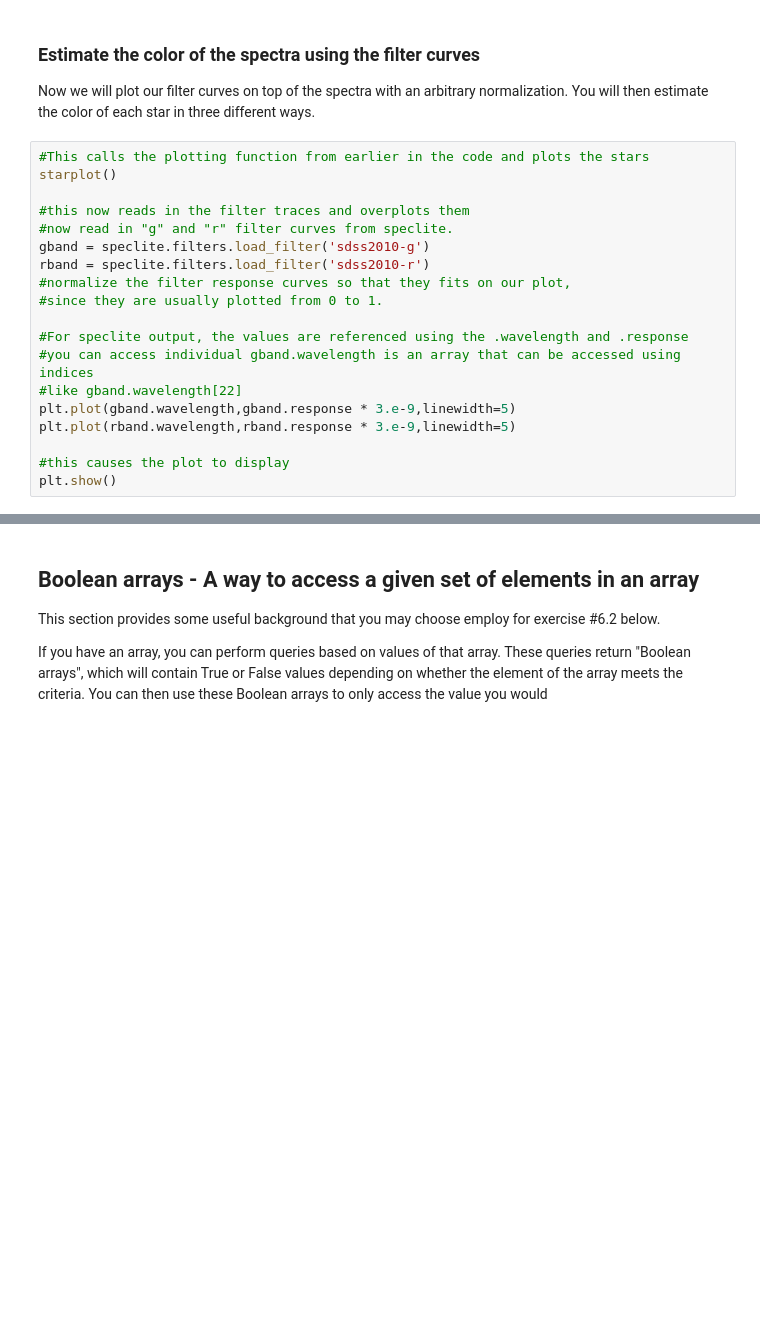
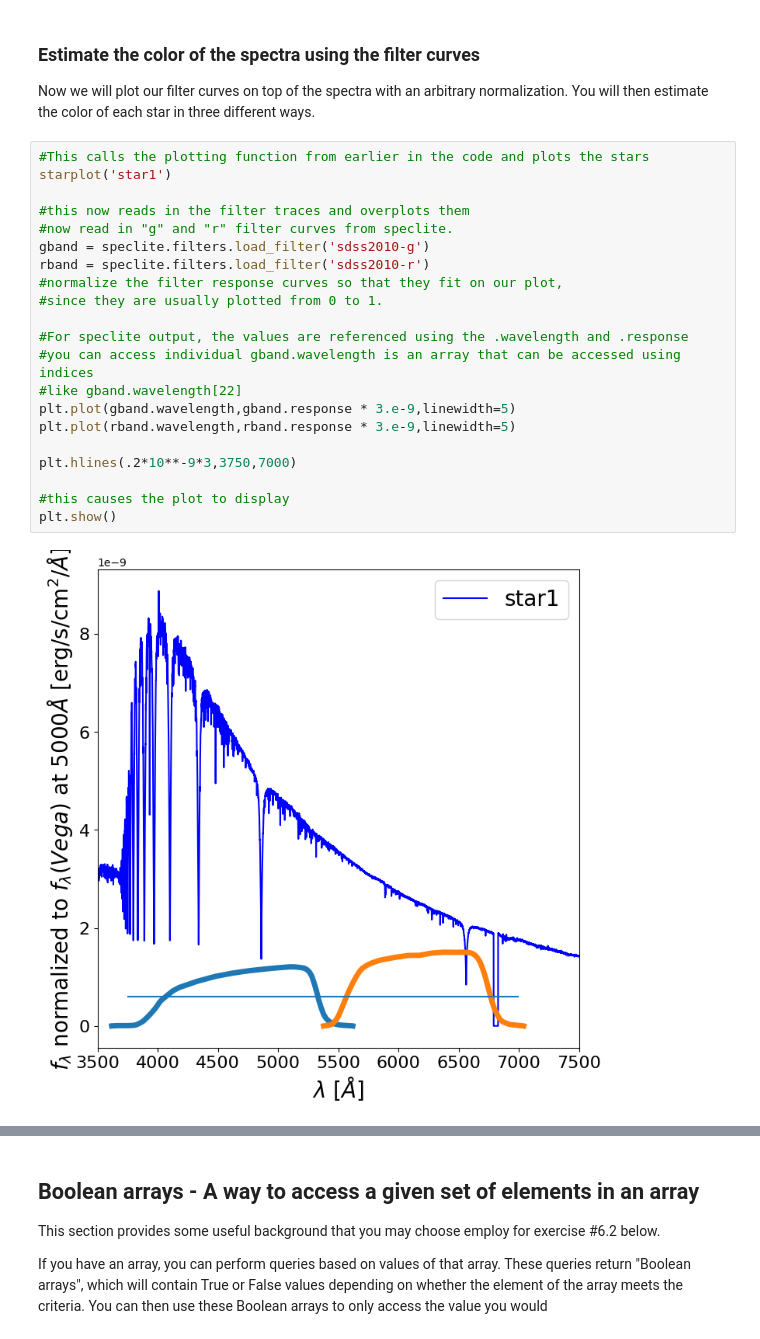
Before and after one commit to terrymechem/Stellar-spectral-analysis, a Jupyter notebook: astr596-stellar-spectra-analysis-student.ipynb, the cells around one changed output, grey strips where cells are left out. Saved outputs shown, nothing was run; the diff lists cells and outputs as text; blank space fills up the shorter version.

```diff
--- a/astr596-stellar-spectra-analysis-student.ipynb
+++ b/astr596-stellar-spectra-analysis-student.ipynb
@@ -371,20 +401,24 @@ put answer here
 Now we will plot our filter curves on top of the spectra with an arbitrary normalization.  You will then estimate the color of each star in three different ways.
 # %%
 #This calls the plotting function from earlier in the code and plots the stars
-starplot()
+starplot('star1')
 
 #this now reads in the filter traces and overplots them
 #now read in "g" and "r" filter curves from speclite.
 gband = speclite.filters.load_filter('sdss2010-g')
 rband = speclite.filters.load_filter('sdss2010-r')
-#normalize the filter response curves so that they fits on our plot,
+#normalize the filter response curves so that they fit on our plot,
 #since they are usually plotted from 0 to 1.
 
 #For speclite output, the values are referenced using the .wavelength and .response
 #you can access individual gband.wavelength is an array that can be accessed using indices
 #like gband.wavelength[22]
 plt.plot(gband.wavelength,gband.response * 3.e-9,linewidth=5)
 plt.plot(rband.wavelength,rband.response * 3.e-9,linewidth=5)
 
+plt.hlines(.2*10**-9*3,3750,7000)
+
 #this causes the plot to display
 plt.show()
+# %% [output]
+[figure, added]
```
Also changed, not shown: parts of 19 cells of this notebook.
